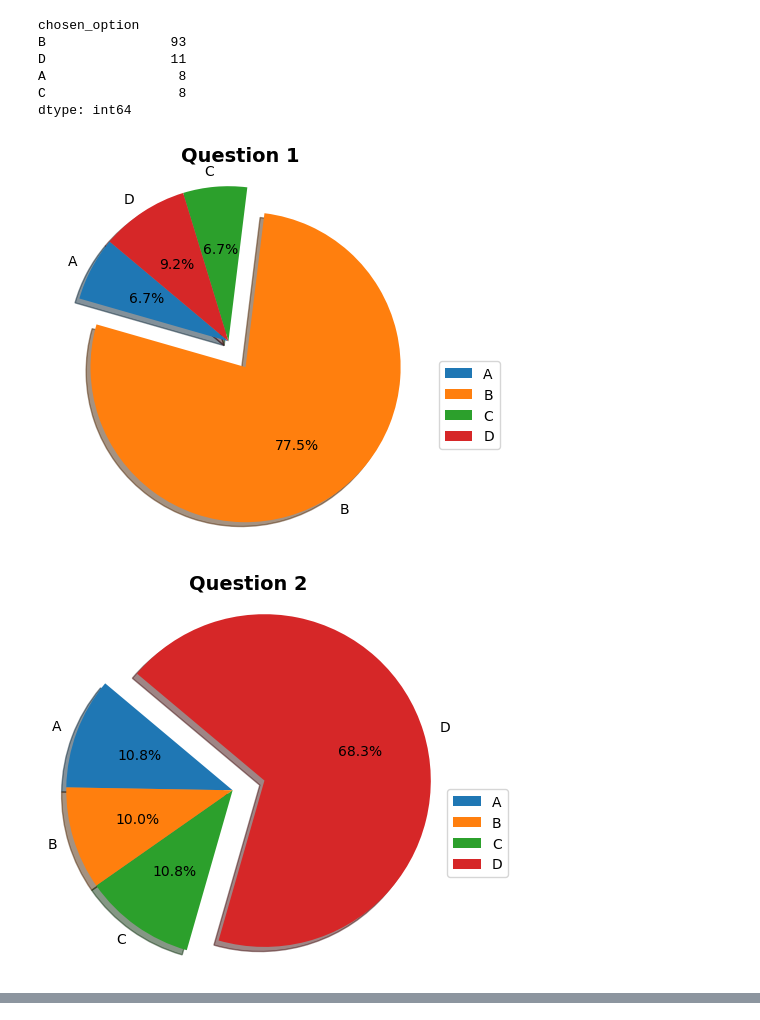
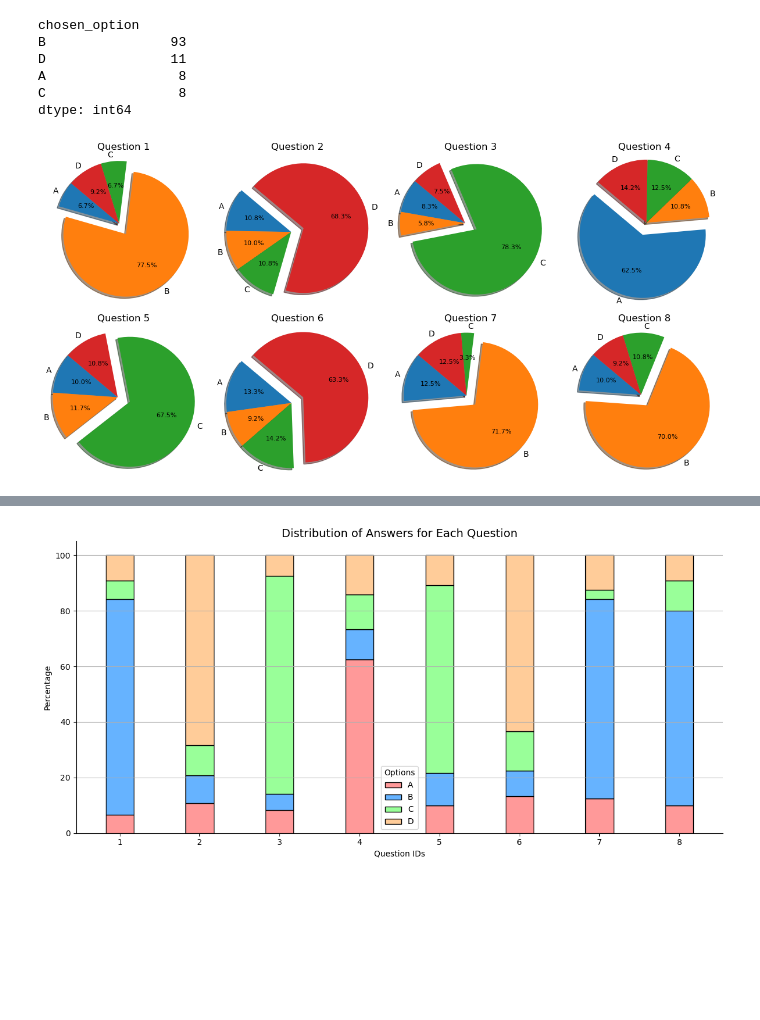
Before and after one commit to supernauth/quiz, a Jupyter notebook: analysis.ipynb, the cells around one changed output, grey strips where cells are left out. Drawn from its saved outputs; the diff is of its cells as text; code cells hidden in the pictures; blank space fills up the shorter version.

Commit message:
Added new chart

```diff
--- a/analysis.ipynb
+++ b/analysis.ipynb
@@ -165,24 +165,28 @@ A                 8
 C                 8
 dtype: int64
 # %%
-for index, row in pivot.iterrows():
-    plt.figure()
+# Create a 2x4 subplot grid
+fig, axs = plt.subplots(2, 4, figsize=(12, 6))
 
-    # Determine explode values
+# Flatten the subplot grid for easier iteration
+axs = axs.flatten()
+
+# Plotting
+for i, (index, row) in enumerate(pivot.iterrows()):
     explode = [0.2 if idx == row.index.get_loc(exploded_options[index]) else 0 for idx in range(len(row))]
 
     # Plot pie chart
-    patches, texts, autotexts = plt.pie(row, labels=row.index, autopct=lambda p: f'{p:.1f}%', startangle=140, explode=explode, colors=colors, shadow=True)
+    patches, texts, autotexts = axs[i].pie(row, labels=row.index, autopct=lambda p: f'{p:.1f}%', startangle=140, explode=explode, colors=colors, shadow=True)
 
     # Enhancements
-    plt.title(f'Question {index}', loc='center', fontsize=14, fontweight='bold')
-    plt.axis('equal')  # Equal aspect ratio ensures that pie is drawn as a circle.
-    plt.legend(patches, row.index, loc="best", bbox_to_anchor=(1, 0.5))
+    axs[i].set_title(f'Question {index}', fontsize=12)
+    axs[i].axis('equal')  # Equal aspect ratio ensures that pie is drawn as a circle.
     for autotext in autotexts:
-        autotext.set_fontsize(10)  # Adjust font size of percentage labels
-    plt.subplots_adjust(left=0.0, right=0.6)  # Adjust layout to accommodate legend
+        autotext.set_fontsize(8)  # Adjust font size of percentage labels
 
-    plt.show()
+# Adjust layout to prevent overlapping
+plt.tight_layout()
+
+plt.show()
 # %% [output]
-[figure, old version]
+[figure, new version]
-[figure, removed]
@@ -194,0 +193,43 @@ for index, row in pivot.iterrows():
+# %%
+import matplotlib.pyplot as plt
+
+# Data
+question_ids = pivot.index
+options = pivot.columns
+num_questions = len(question_ids)
+
+# Calculate percentages
+pivot_percent = pivot.div(pivot.sum(axis=1), axis=0) * 100
+
+# Plotting
+fig, ax = plt.subplots(figsize=(12, 6))
+
+bar_width = 0.35
+index = range(num_questions)
+
+# Tastier colors
+colors = ['#ff9999', '#66b3ff', '#99ff99', '#ffcc99']  # Red, Blue, Green, Orange
+
+bottom = np.zeros(num_questions)  # Initialize the bottom positions for each bar
+
+for i, option in enumerate(options):
+    ax.bar(index, pivot_percent[option], bar_width, label=option, color=colors[i], bottom=bottom, edgecolor='black')
+    bottom += pivot_percent[option]  # Update the bottom positions for the next bar
+
+# Hide the top and right spines
+for spine in ['top', 'right']:
+    ax.spines[spine].set_visible(False)
+
+# Enhancements
+ax.set_title('Distribution of Answers for Each Question', fontsize=14)
+ax.set_xlabel('Question IDs')
+ax.set_ylabel('Percentage')
+ax.set_xticks(index)
+ax.set_xticklabels(question_ids)
+ax.legend(title='Options')
+ax.grid(axis='y')
+
+plt.tight_layout()
+plt.show()
+# %% [output]
+[figure, added]
```
Also changed, not shown: parts of 1 cell of this notebook.
